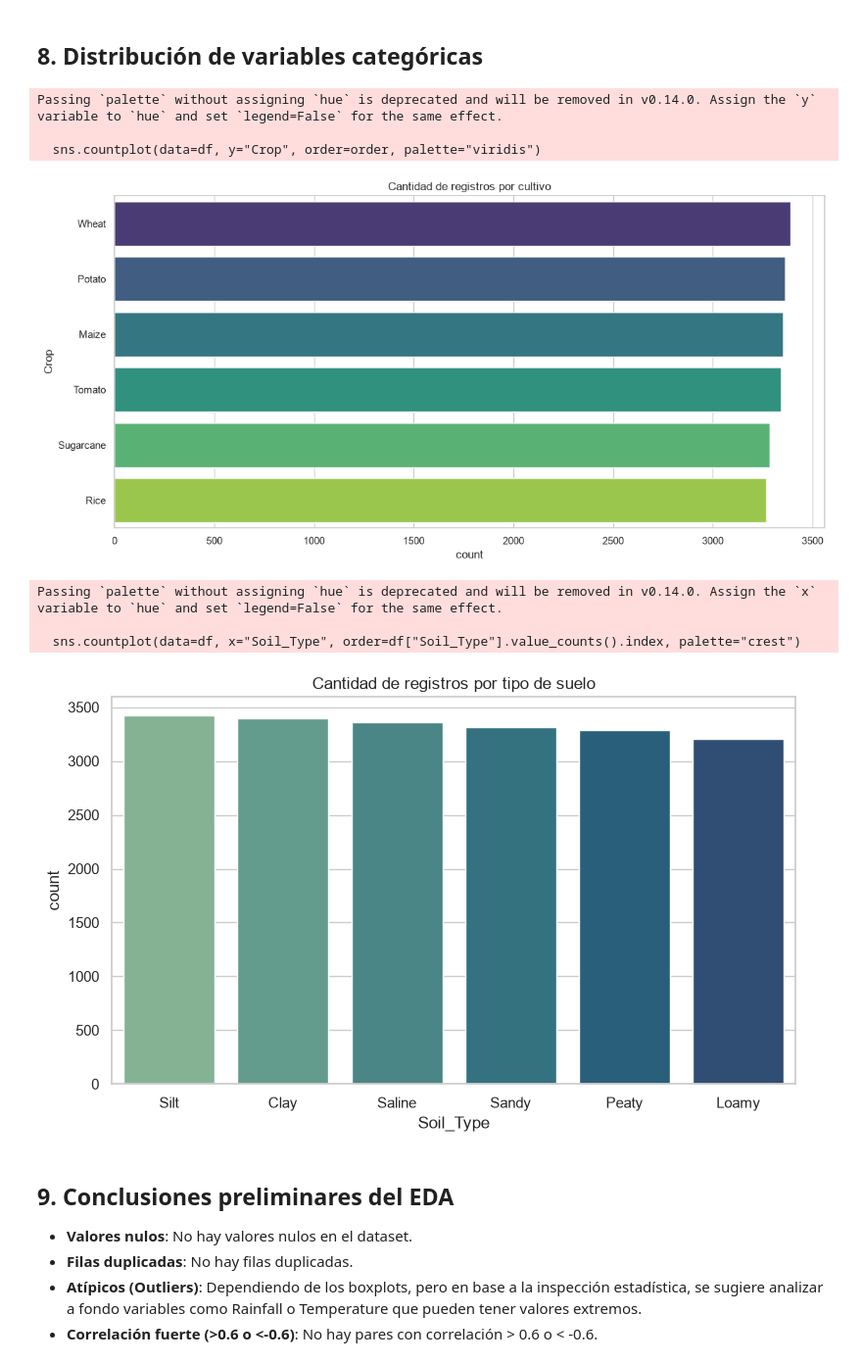
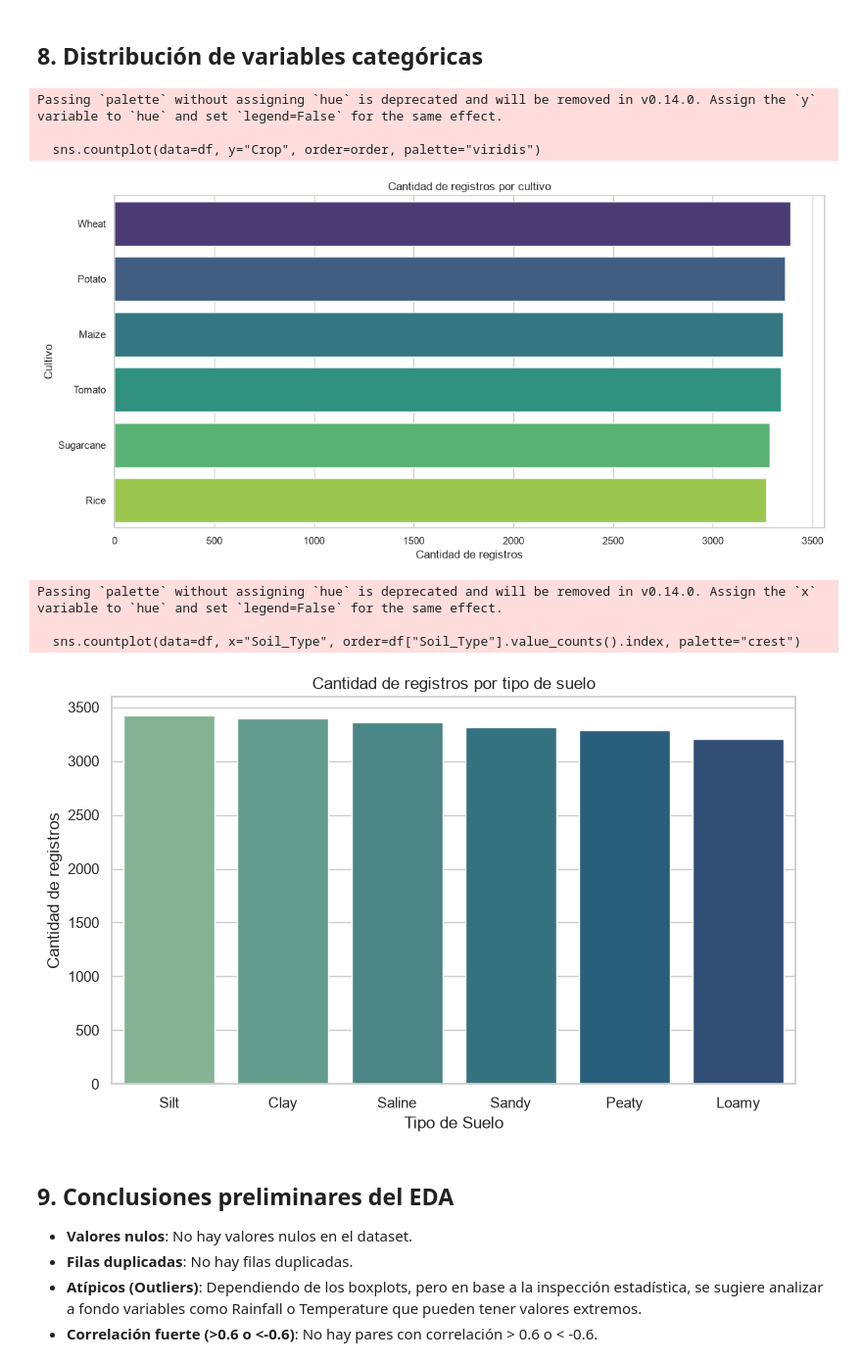
Before and after one commit to Dmgar/Project_Terra, a Jupyter notebook: notebooks/01_eda_crops_npk.ipynb, the cells around one changed output. Shown at 98% size. Cells and saved outputs as stored; diff of their text form; code cells hidden in the pictures.

```diff
--- a/notebooks/01_eda_crops_npk.ipynb
+++ b/notebooks/01_eda_crops_npk.ipynb
@@ -195,25 +212,29 @@ if "Crop" in df.columns:
     order = df["Crop"].value_counts().index
     sns.countplot(data=df, y="Crop", order=order, palette="viridis")
     plt.title("Cantidad de registros por cultivo")
+    plt.xlabel("Cantidad de registros")
+    plt.ylabel("Cultivo")
     plt.tight_layout()
     plt.show()
 # %% [output]
 Passing `palette` without assigning `hue` is deprecated and will be removed in v0.14.0. Assign the `y` variable to `hue` and set `legend=False` for the same effect.
 
   sns.countplot(data=df, y="Crop", order=order, palette="viridis")
-[figure, old version]
+[figure, new version]
 # %%
 if "Soil_Type" in df.columns:
     plt.figure(figsize=(8, 5))
     sns.countplot(data=df, x="Soil_Type", order=df["Soil_Type"].value_counts().index, palette="crest")
     plt.title("Cantidad de registros por tipo de suelo")
+    plt.xlabel("Tipo de Suelo")
+    plt.ylabel("Cantidad de registros")
     plt.tight_layout()
     plt.show()
 # %% [output]
 Passing `palette` without assigning `hue` is deprecated and will be removed in v0.14.0. Assign the `x` variable to `hue` and set `legend=False` for the same effect.
 
   sns.countplot(data=df, x="Soil_Type", order=df["Soil_Type"].value_counts().index, palette="crest")
-[figure, old version]
+[figure, new version]
 # %% [markdown]
 ## 9. Conclusiones preliminares del EDA
 
```
Also changed, not shown: parts of 6 cells of this notebook, 5 other files.
